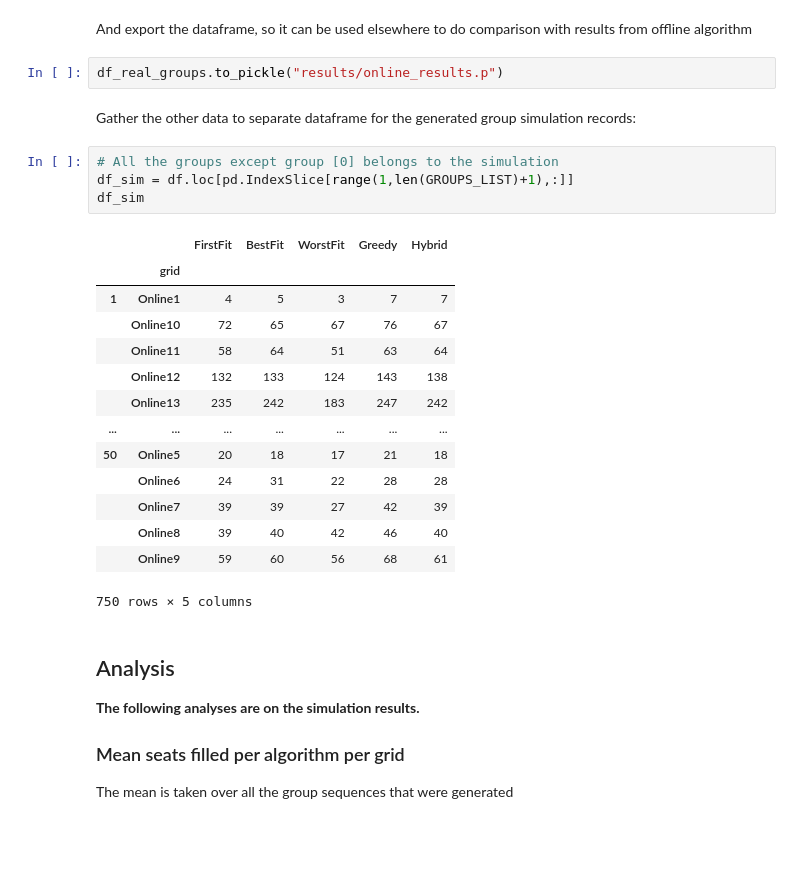
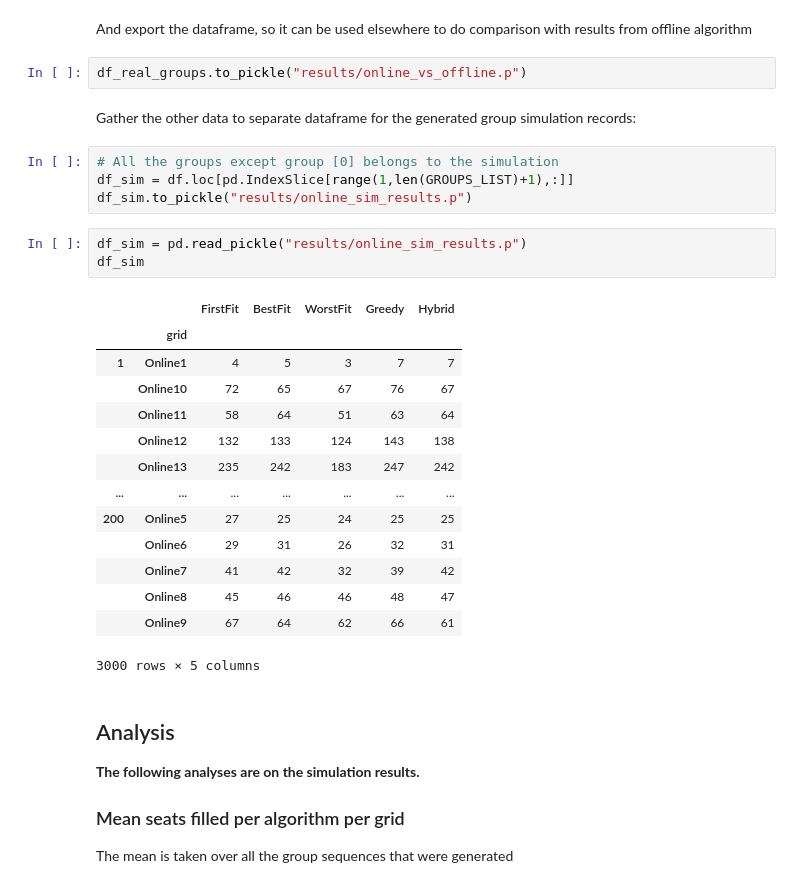
Before and after one commit to Martijn-Sturm/cinema_project, a Jupyter notebook: run_online_tests.ipynb, the cells around one changed output. Drawn from its saved outputs; the diff is of its cells as text; blank space fills up the shorter version.

```diff
--- a/run_online_tests.ipynb
+++ b/run_online_tests.ipynb
@@ -106,28 +89,31 @@ df_real_groups
 # %% [markdown]
 And export the dataframe, so it can be used elsewhere to do comparison with results from offline algorithm
 # %%
-df_real_groups.to_pickle("results/online_results.p")
+df_real_groups.to_pickle("results/online_vs_offline.p")
 # %% [markdown]
 Gather the other data to separate dataframe for the generated group simulation records:
 # %%
 # All the groups except group [0] belongs to the simulation
 df_sim = df.loc[pd.IndexSlice[range(1,len(GROUPS_LIST)+1),:]]
-df_sim
+df_sim.to_pickle("results/online_sim_results.p")
-# %% [output]
-|  |  | FirstFit | BestFit | WorstFit | Greedy | Hybrid |
-|  | grid |  |  |  |  |  |
-| 1 | Online1 | 4 | 5 | 3 | 7 | 7 |
-|  | Online10 | 72 | 65 | 67 | 76 | 67 |
-|  | Online11 | 58 | 64 | 51 | 63 | 64 |
-|  | Online12 | 132 | 133 | 124 | 143 | 138 |
-|  | Online13 | 235 | 242 | 183 | 247 | 242 |
-| ... | ... | ... | ... | ... | ... | ... |
-| 50 | Online5 | 20 | 18 | 17 | 21 | 18 |
-|  | Online6 | 24 | 31 | 22 | 28 | 28 |
-|  | Online7 | 39 | 39 | 27 | 42 | 39 |
-|  | Online8 | 39 | 40 | 42 | 46 | 40 |
-|  | Online9 | 59 | 60 | 56 | 68 | 61 |
-750 rows × 5 columns
+# %%
+df_sim = pd.read_pickle("results/online_sim_results.p")
+df_sim
+# %% [output]
+|  |  | FirstFit | BestFit | WorstFit | Greedy | Hybrid |
+|  | grid |  |  |  |  |  |
+| 1 | Online1 | 4 | 5 | 3 | 7 | 7 |
+|  | Online10 | 72 | 65 | 67 | 76 | 67 |
+|  | Online11 | 58 | 64 | 51 | 63 | 64 |
+|  | Online12 | 132 | 133 | 124 | 143 | 138 |
+|  | Online13 | 235 | 242 | 183 | 247 | 242 |
+| ... | ... | ... | ... | ... | ... | ... |
+| 200 | Online5 | 27 | 25 | 24 | 25 | 25 |
+|  | Online6 | 29 | 31 | 26 | 32 | 31 |
+|  | Online7 | 41 | 42 | 32 | 39 | 42 |
+|  | Online8 | 45 | 46 | 46 | 48 | 47 |
+|  | Online9 | 67 | 64 | 62 | 66 | 61 |
+3000 rows × 5 columns
 # %% [markdown]
 ## Analysis
 
```
Also changed, not shown: parts of 8 cells of this notebook, 8 other files.
